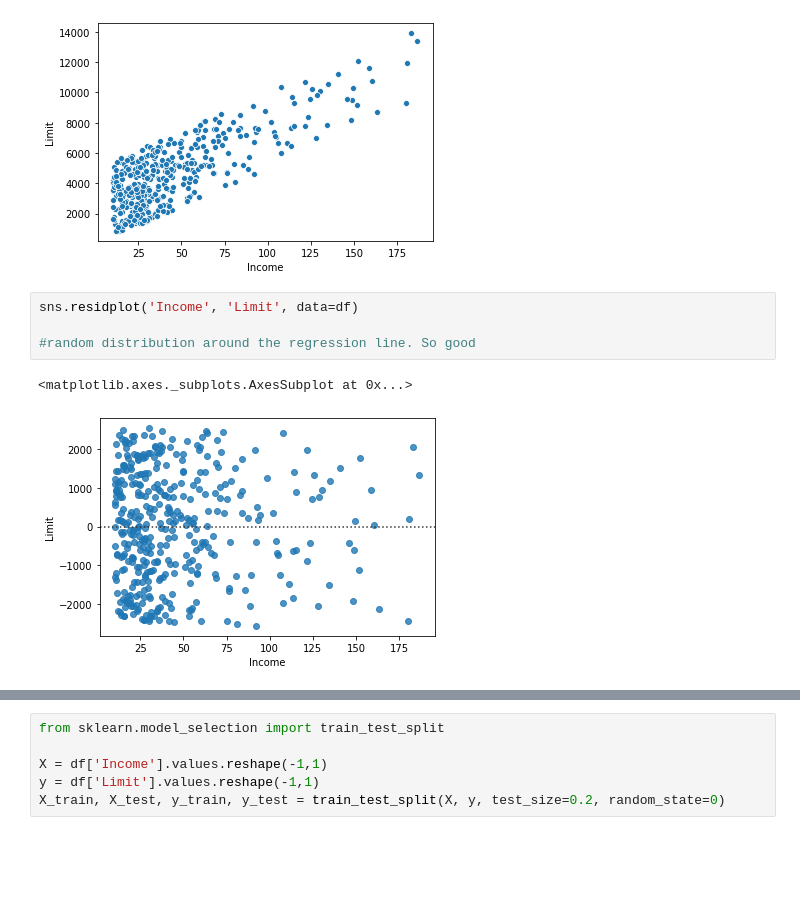
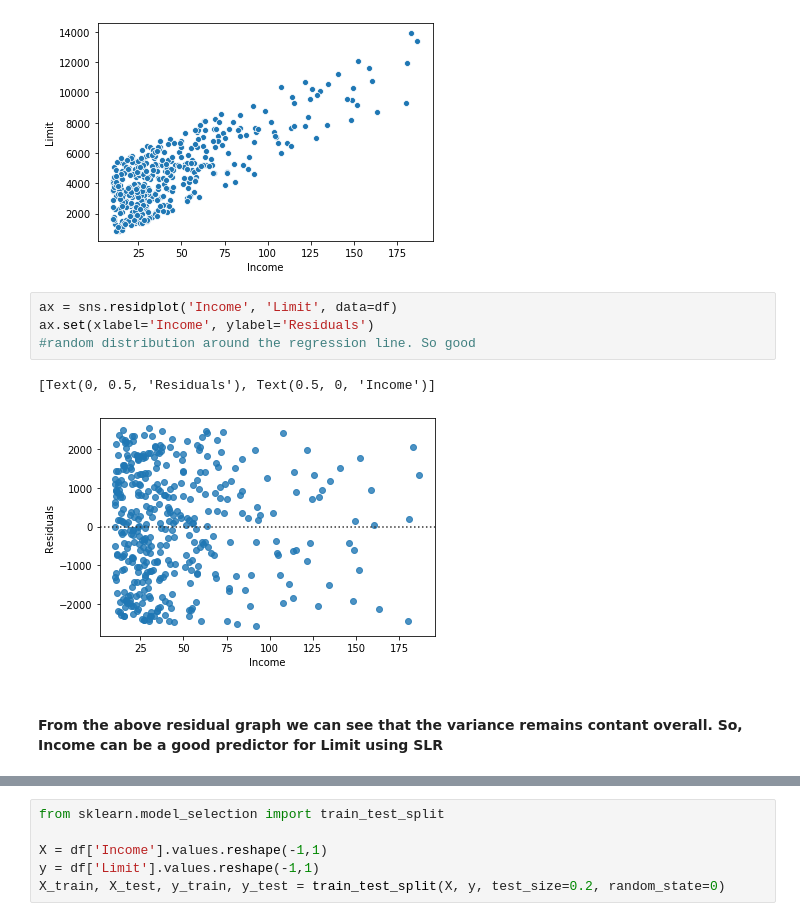
Before and after one commit to USF-CS-663-Spring-2020/lab-05-regression-radhaprashanthi, a Jupyter notebook: Credit.ipynb, the cells around one changed output, grey strips where cells are left out. Drawn from its saved outputs; the diff is of its cells as text; blank space fills up the shorter version.

```diff
--- a/Credit.ipynb
+++ b/Credit.ipynb
@@ -30,12 +30,14 @@ sns.scatterplot(x='Income', y='Limit', data=df)
 <matplotlib.axes._subplots.AxesSubplot at 0x...>
 [figure]
 # %%
-sns.residplot('Income', 'Limit', data=df)
-
+ax = sns.residplot('Income', 'Limit', data=df)
+ax.set(xlabel='Income', ylabel='Residuals')
 #random distribution around the regression line. So good
 # %% [output]
-<matplotlib.axes._subplots.AxesSubplot at 0x...>
+[Text(0, 0.5, 'Residuals'), Text(0.5, 0, 'Income')]
-[figure, old version]
+[figure, new version]
+# %% [markdown]
+#### From the above residual graph we can see that the variance remains contant overall. So, Income can be a good predictor for Limit using SLR
 # %%
 from sklearn.linear_model import LinearRegression
 
```
Also changed, not shown: parts of 42 cells of this notebook.
